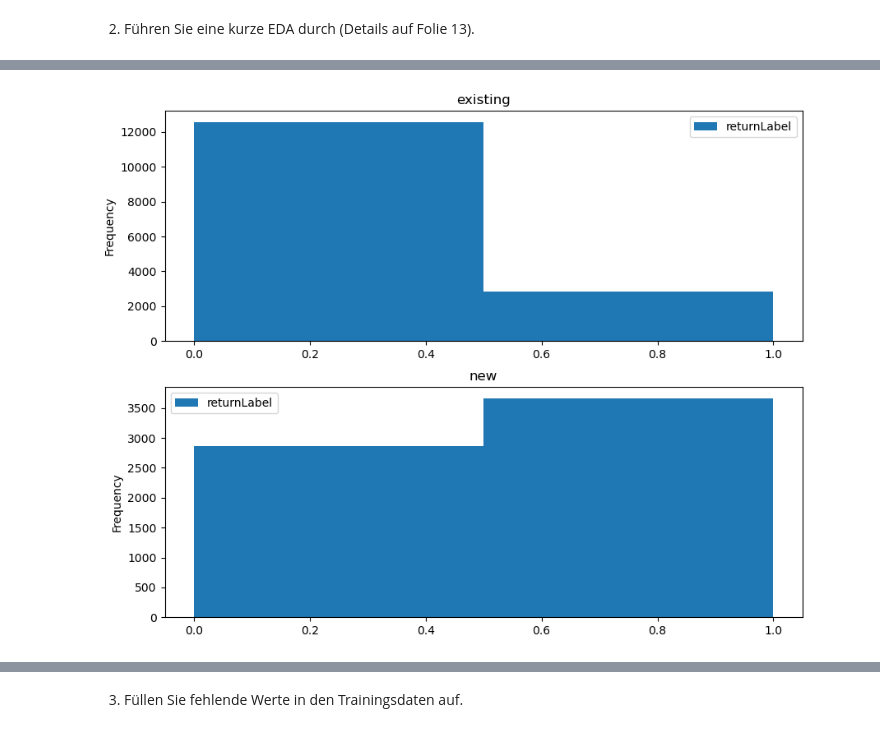
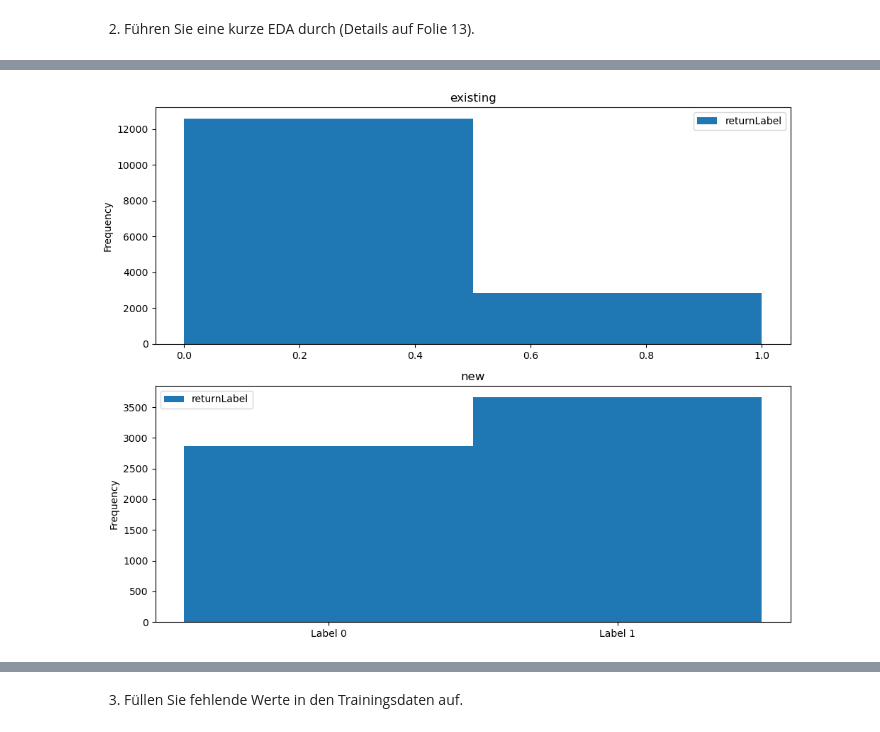
Before and after one commit to ClaraSto/ml-projekt-ss25, a Jupyter notebook: projekt.ipynb, the cells around one changed output, grey strips where cells are left out. Cells and saved outputs as stored; diff of their text form; code cells hidden in the pictures.

Commit message:
fertig bis 4 außer zwei TODOS bei 2

```diff
--- a/projekt.ipynb
+++ b/projekt.ipynb
@@ -33,4 +43,10 @@ train_df['returnLabel'].value_counts().plot.bar(figsize=(8, 6), title='Verteilun
 # %%
-ax = train_df.plot.hist(column=["returnLabel"], by="customerType", figsize=(10, 8), bins=2)
+ax = train_df.plot.hist(column=["returnLabel"], by="customerType", figsize=(10, 8), bins=2 )
+plt.xticks([0.25, 0.75], ['Label 0', 'Label 1'])
+plt.tight_layout()
+
+plt.show()
+
+#TODO: x-Achsenbeschriftung oben besser machen
 # %% [output]
-[figure, old version]
+[figure, new version]
```
Also changed, not shown: parts of 5 cells of this notebook.
